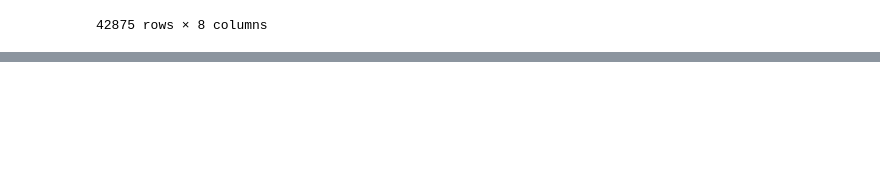
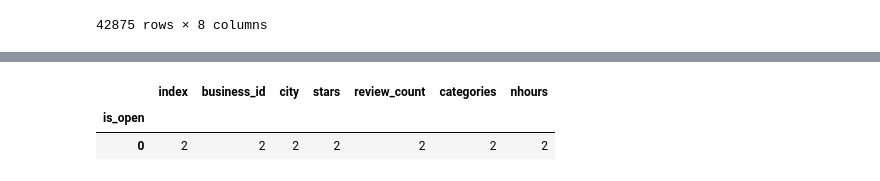
Before and after one commit to lucarossi9/Statistical-computation-project-2, a Jupyter notebook: closing_restaurants.ipynb, the cells around one changed output, grey strips where cells are left out. Cells and saved outputs as stored; diff of their text form; code cells hidden in the pictures; blank space fills up the shorter version.

```diff
--- a/closing_restaurants.ipynb
+++ b/closing_restaurants.ipynb
@@ -299,0 +353,6 @@ df_new
+# %%
+df_city[df_city['categories'].str.contains('Pet Services')].groupby(by='is_open').count()
+# %% [output]
+|  | index | business_id | city | stars | review_count | categories | nhours |
+| is_open |  |  |  |  |  |  |  |
+| 0 | 2 | 2 | 2 | 2 | 2 | 2 | 2 |
```
Also changed, not shown: parts of 15 cells of this notebook.
